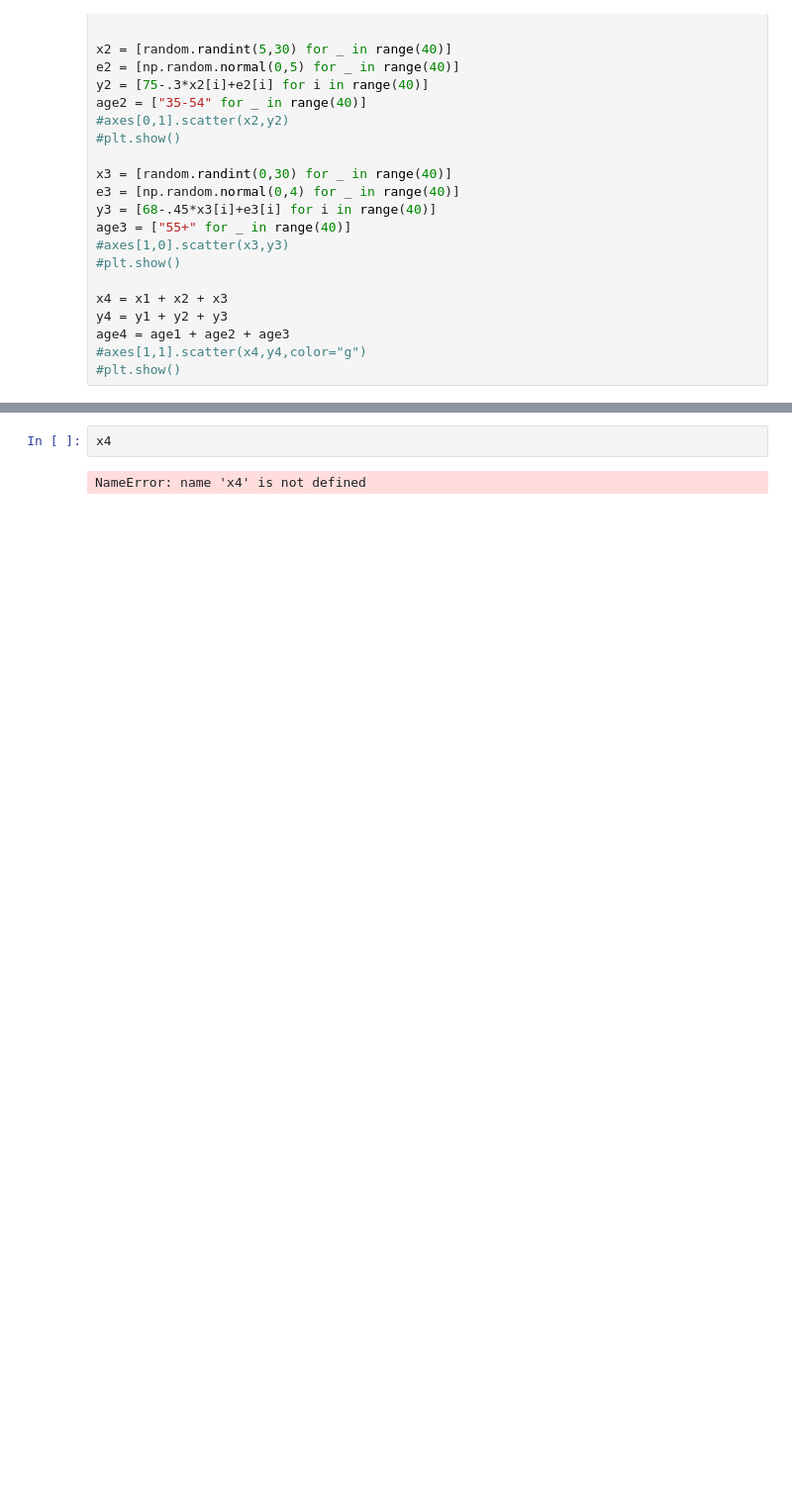
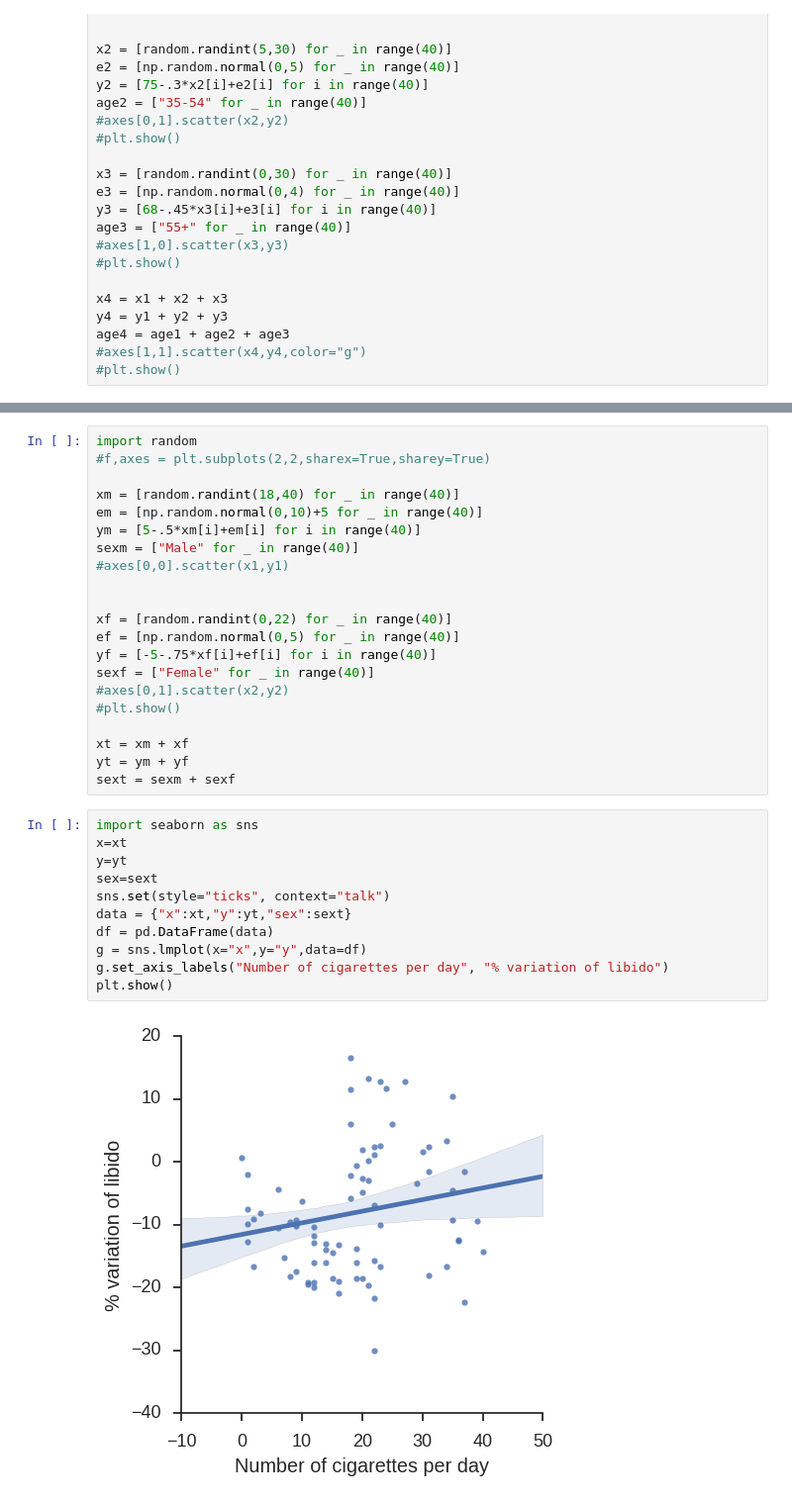
Before and after one commit to GregVial/smoking, a Jupyter notebook: smoking.ipynb, the cells around one changed output, grey strips where cells are left out. Shown: that part at 99% size. Saved outputs shown, nothing was run; the diff lists cells and outputs as text; blank space fills up the shorter version.

```diff
--- a/smoking.ipynb
+++ b/smoking.ipynb
@@ -109,4 +111,34 @@ plt.show()
-# %%
-x4
-# %% [output]
-NameError: name 'x4' is not defined
+# %%
+import random
+#f,axes = plt.subplots(2,2,sharex=True,sharey=True)
+
+xm = [random.randint(18,40) for _ in range(40)]
+em = [np.random.normal(0,10)+5 for _ in range(40)]
+ym = [5-.5*xm[i]+em[i] for i in range(40)]
+sexm = ["Male" for _ in range(40)]
+#axes[0,0].scatter(x1,y1)
+
+
+xf = [random.randint(0,22) for _ in range(40)]
+ef = [np.random.normal(0,5) for _ in range(40)]
+yf = [-5-.75*xf[i]+ef[i] for i in range(40)]
+sexf = ["Female" for _ in range(40)]
+#axes[0,1].scatter(x2,y2)
+#plt.show()
+
+xt = xm + xf
+yt = ym + yf
+sext = sexm + sexf
+# %%
+import seaborn as sns
+x=xt
+y=yt
+sex=sext
+sns.set(style="ticks", context="talk")
+data = {"x":xt,"y":yt,"sex":sext}
+df = pd.DataFrame(data)
+g = sns.lmplot(x="x",y="y",data=df)
+g.set_axis_labels("Number of cigarettes per day", "% variation of libido")
+plt.show()
+# %% [output]
+[figure, added]
```
Also changed, not shown: parts of 7 cells of this notebook.
